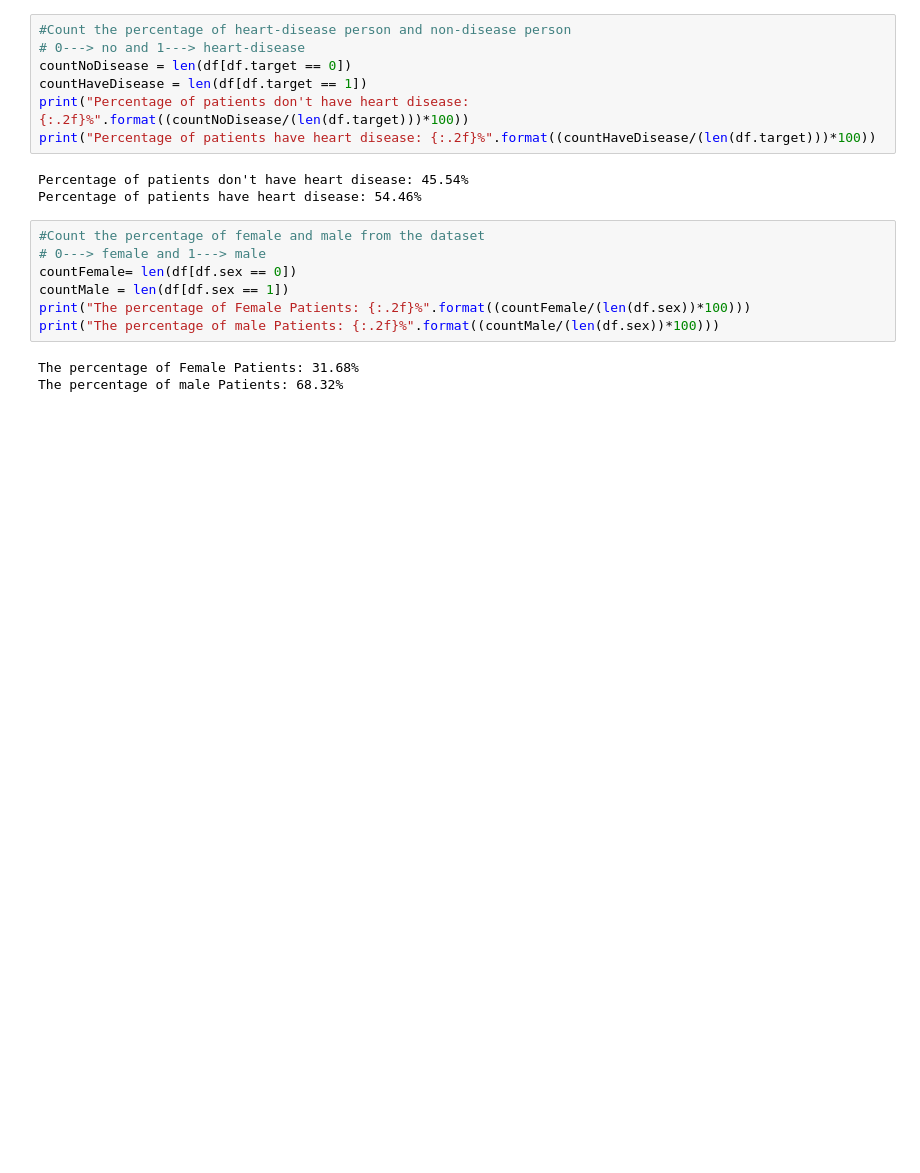
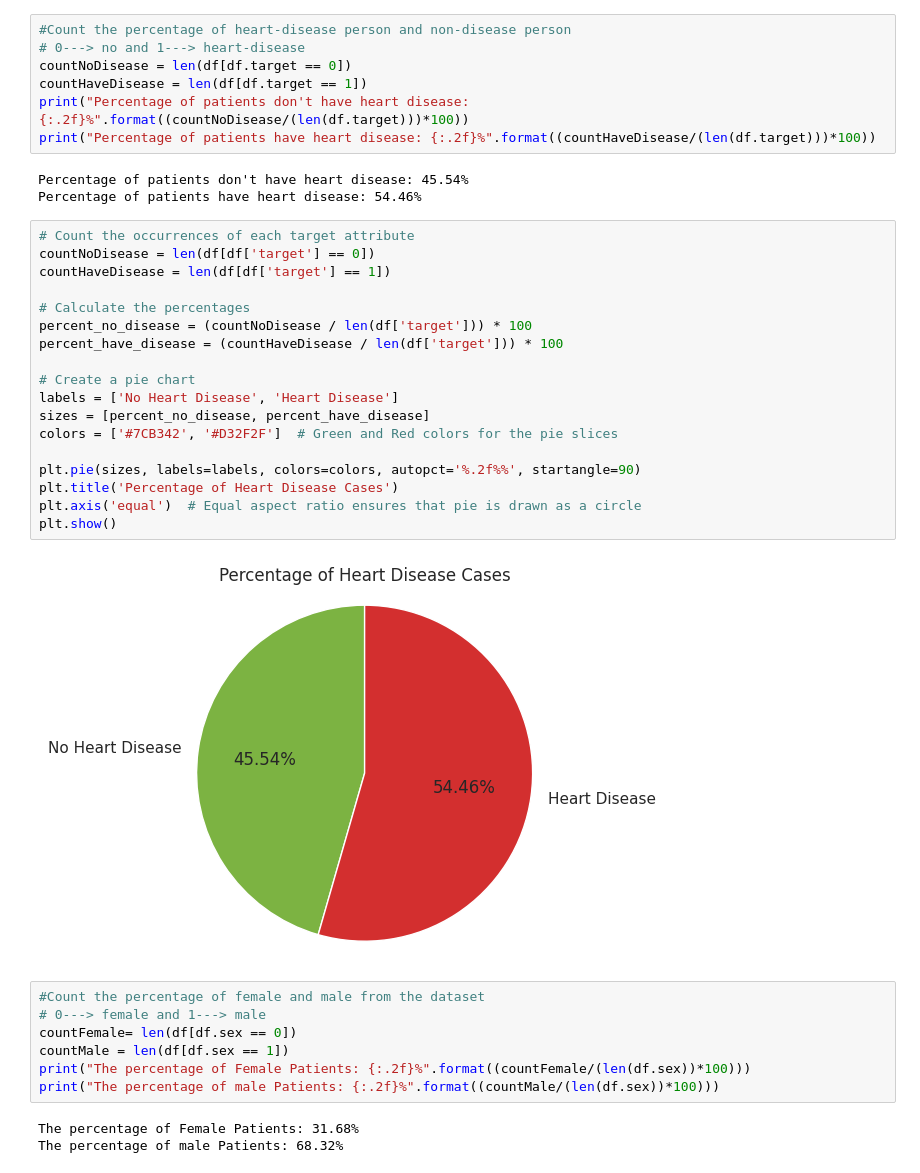
Before and after one commit to sajadul-d/Heart-Disease-Prediction-Application, a Jupyter notebook: Heart_Disease_Prediction_Application.ipynb, the cells around one changed output. Cells and saved outputs as stored; diff of their text form; blank space fills up the shorter version.

```diff
--- a/Heart_Disease_Prediction_Application.ipynb
+++ b/Heart_Disease_Prediction_Application.ipynb
@@ -161,6 +175,26 @@ print("Percentage of patients have heart disease: {:.2f}%".format((countHaveDise
 # %% [output]
 Percentage of patients don't have heart disease: 45.54%
 Percentage of patients have heart disease: 54.46%
+# %%
+# Count the occurrences of each target attribute
+countNoDisease = len(df[df['target'] == 0])
+countHaveDisease = len(df[df['target'] == 1])
+
+# Calculate the percentages
+percent_no_disease = (countNoDisease / len(df['target'])) * 100
+percent_have_disease = (countHaveDisease / len(df['target'])) * 100
+
+# Create a pie chart
+labels = ['No Heart Disease', 'Heart Disease']
+sizes = [percent_no_disease, percent_have_disease]
+colors = ['#7CB342', '#D32F2F']  # Green and Red colors for the pie slices
+
+plt.pie(sizes, labels=labels, colors=colors, autopct='%.2f%%', startangle=90)
+plt.title('Percentage of Heart Disease Cases')
+plt.axis('equal')  # Equal aspect ratio ensures that pie is drawn as a circle
+plt.show()
+# %% [output]
+[figure, added]
 # %%
 #Count the percentage of female and male from the dataset
 # 0---> female and 1---> male
```
Also changed, not shown: parts of 8 cells of this notebook, 4 other files.
